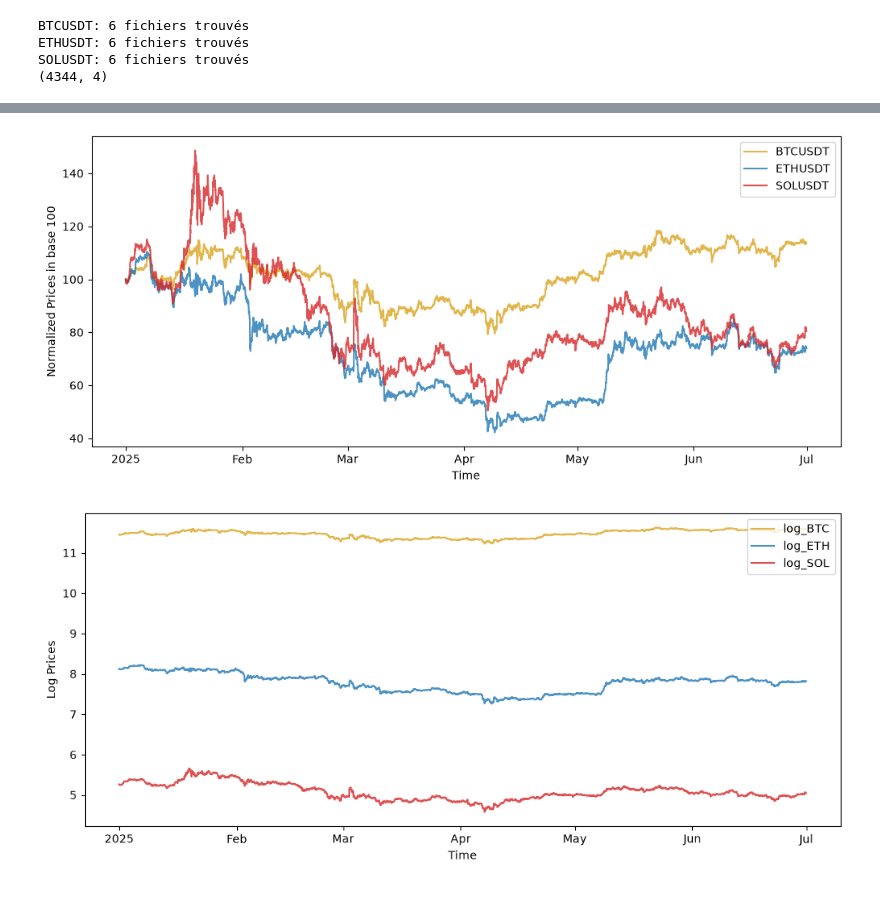
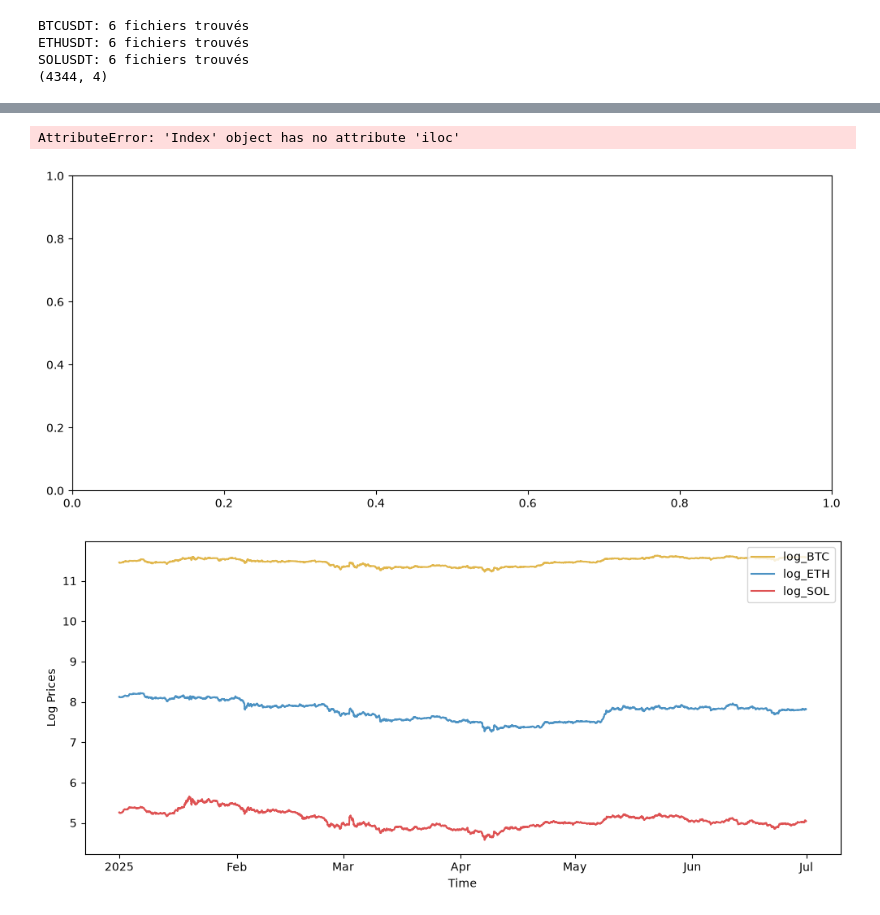
Before and after one commit to Maxime-Skryma/Spread_Crypto, a Jupyter notebook: AED.ipynb, the cells around one changed output, grey strips where cells are left out. Cells and saved outputs as stored; diff of their text form; code cells hidden in the pictures.

```diff
--- a/AED.ipynb
+++ b/AED.ipynb
@@ -60,26 +60,27 @@ import matplotlib.dates as mdates
 # %%
 locator = mdates.AutoDateLocator()
 
 
 fig,ax=plt.subplots(figsize=(12,5))
-colors={
-    'BTCUSDT':'goldenrod',
-    'ETHUSDT':'tab:blue',
-    'SOLUSDT':'tab:red'}
-for col,color in colors.items():
+
+columns = pd.Series(prices.columns) #On en fait une Série
+columns.iloc[0]
+
+for col in columns:
     ax.plot(prices['open_time'],
     prices[col]/(prices[col].iloc[0])*100, #To be on the same scale, we compare their evolution, not their level
-    color=color,
+    color=plt.rcParams['axes.prop_cycle'].by_key(),
     label=col,
     alpha=0.8)
 ax.set_xlabel("Time")
 ax.set_ylabel("Normalized Prices in base 100")
 ax.legend()
 ax.xaxis.set_major_locator(locator)
 ax.xaxis.set_major_formatter(mdates.ConciseDateFormatter(locator))
 plt.show()
 # %% [output]
+AttributeError: 'Index' object has no attribute 'iloc'
-[figure, old version]
+[figure, new version]
 # %%
 import numpy as np
 # %%
```
Also changed, not shown: parts of 3 cells of this notebook, 1 other file.
